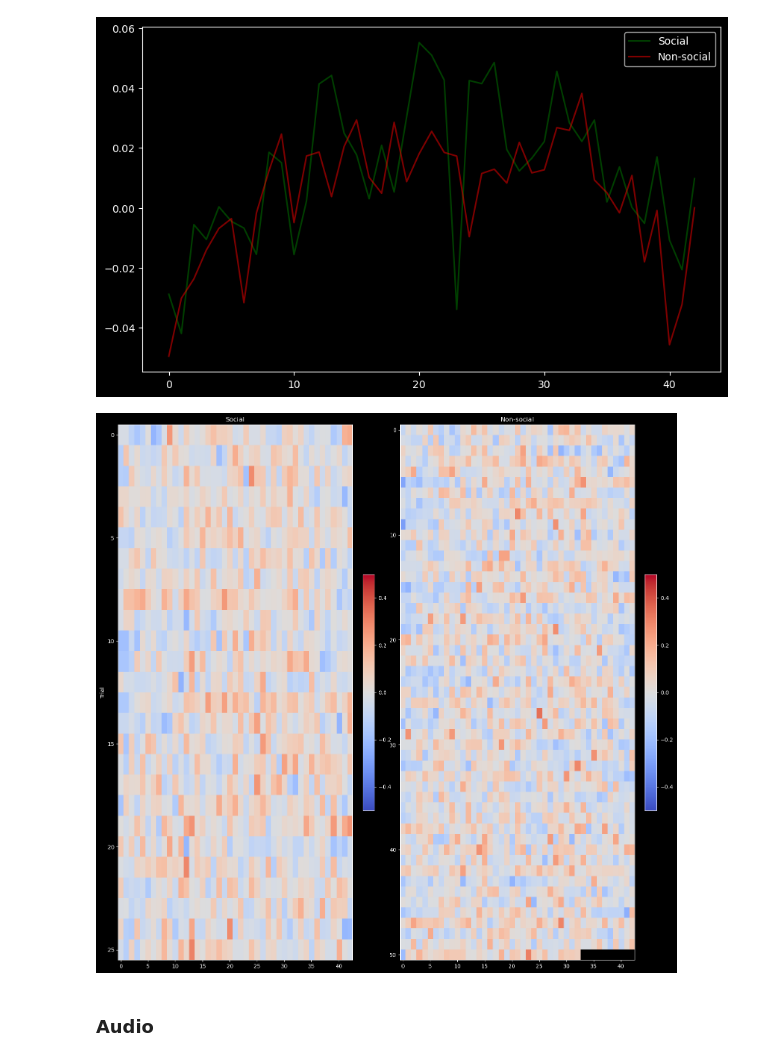
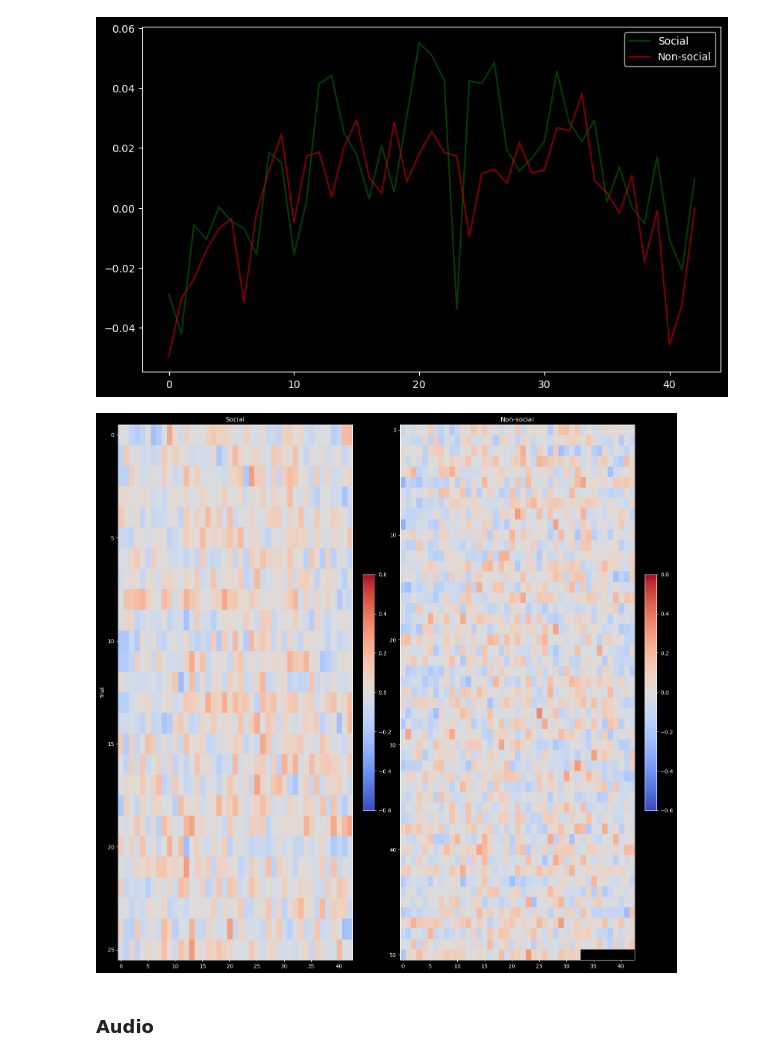
Before and after one commit to yibeichan/fUSi-workflow, a Jupyter notebook: code/082624_updates.ipynb, the cells around one changed output. Saved outputs shown, nothing was run; the diff lists cells and outputs as text; code cells hidden in the pictures.

```diff
--- a/code/082624_updates.ipynb
+++ b/code/082624_updates.ipynb
@@ -599,7 +604,7 @@ n_tr = brain_data.shape[-1]
 frame_times = calculate_frame_times(n_tr, tr)
 
 # Map events to frame times
-event_df4, event_binary_df = map_events_to_frames(event_df3, frame_times)
+event_df4, event_binary_df = map_events_to_frame_times(event_df3, frame_times)
 
 j, i = coordinates
 normalized_data = process_pixel_data(normalized_data_divide, i, j, event_df4, offset_start=-2, offset_end=15)
@@ -613,9 +618,9 @@ plot_normalized_data(normalized_data, social_index=1, non_social_index=0)
 # %% [output]
 [figure]
 # %%
-plot_data(normalized_data, social_index=1, non_social_index=0, fig_size=(18, 18), vmin=-0.5, vmax=0.5)
+plot_data(normalized_data, social_index=1, non_social_index=0, fig_size=(18, 18), vmin=-0.6, vmax=0.6)
 # %% [output]
-[figure, old version]
+[figure, new version]
 # %% [markdown]
 ### Audio
 # %%
```
Also changed, not shown: parts of 9 cells of this notebook, 1 other file.
